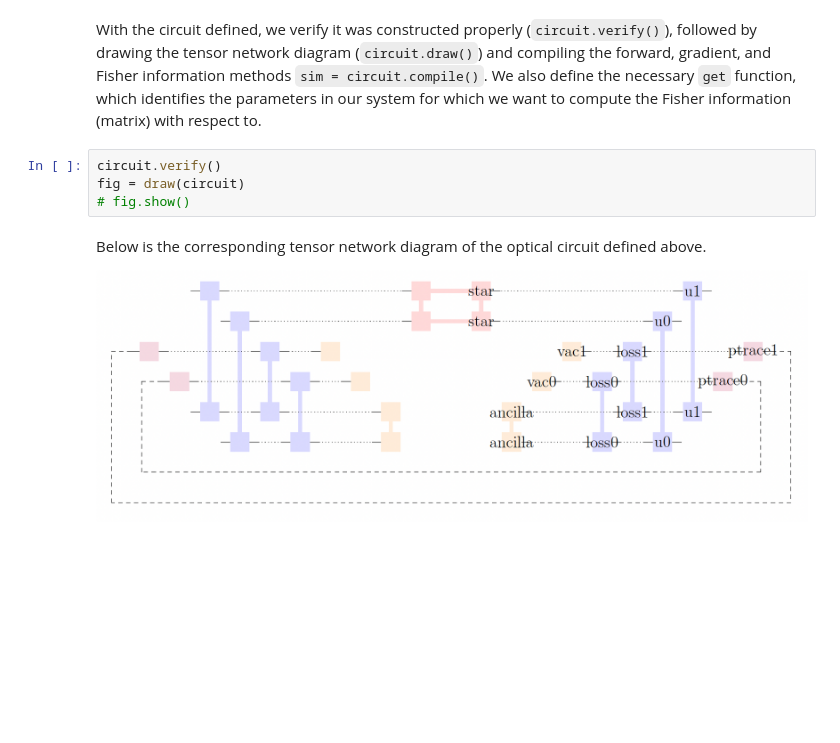
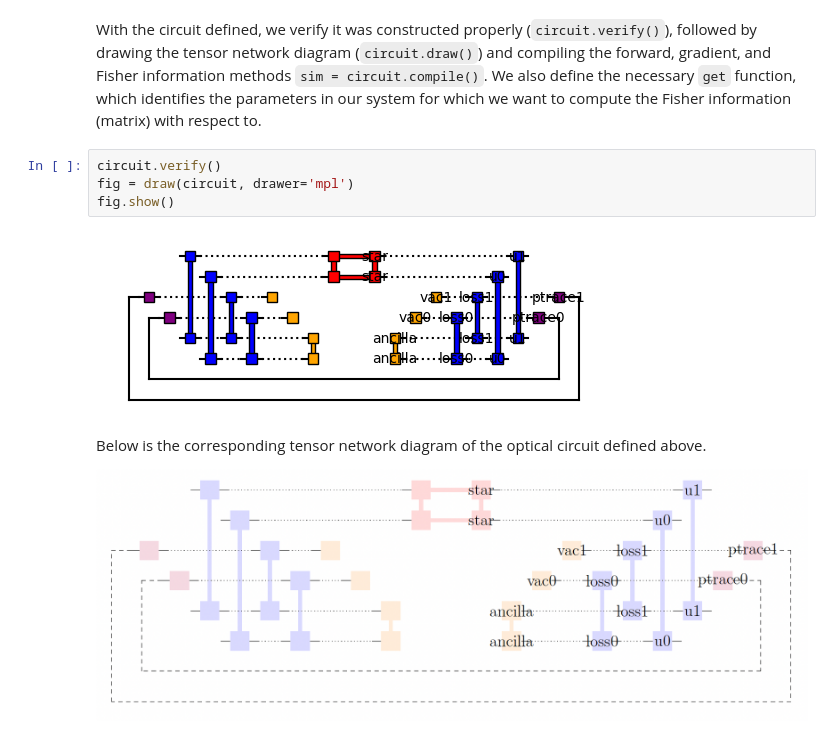
Before and after one commit to benjimaclellan/squint, a Jupyter notebook: examples/7a_telescope_noise.ipynb, the cells around one changed output. Drawn from its saved outputs; the diff is of its cells as text; blank space fills up the shorter version.

```diff
--- a/examples/7a_telescope_noise.ipynb
+++ b/examples/7a_telescope_noise.ipynb
@@ -117,8 +117,10 @@ Circuit(
 With the circuit defined, we verify it was constructed properly (`circuit.verify()`), followed by drawing the tensor network diagram (`circuit.draw()`) and compiling the forward, gradient, and Fisher information methods `sim = circuit.compile()`. We also define the necessary `get` function, which identifies the parameters in our system for which we want to compute the Fisher information (matrix) with respect to.
 # %%
 circuit.verify()
-fig = draw(circuit)
-# fig.show()
+fig = draw(circuit, drawer='mpl')
+fig.show()
+# %% [output]
+[figure, added]
 # %% [markdown]
 Below is the corresponding tensor network diagram of the optical circuit defined above.
 
```
Also changed, not shown: 1 other file.
